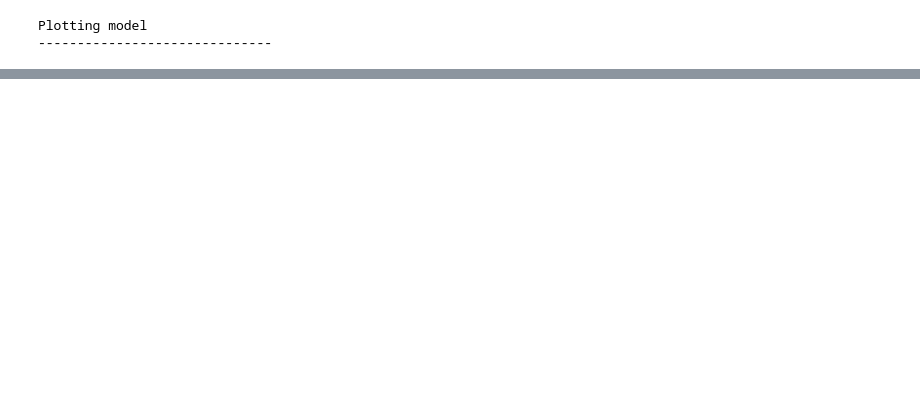
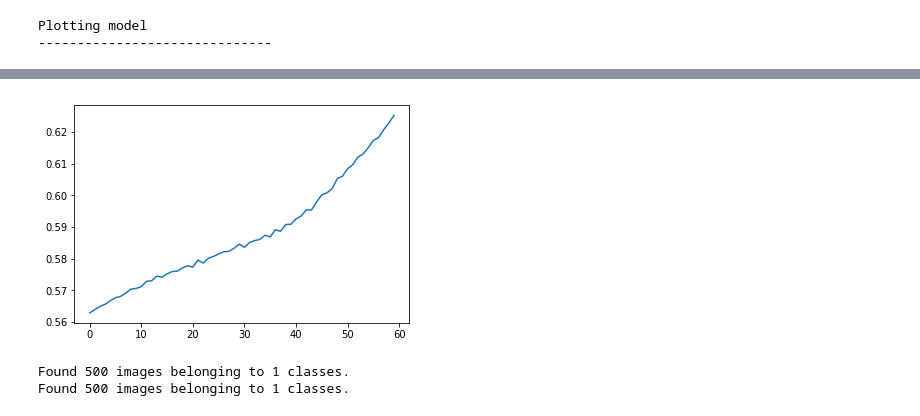
Before and after one commit to kaleaht/keras-fabrics, a Jupyter notebook: 2x9.ipynb, the cells around one changed output, grey strips where cells are left out. Cells and saved outputs as stored; diff of their text form; code cells hidden in the pictures; blank space fills up the shorter version.

```diff
--- a/2x9.ipynb
+++ b/2x9.ipynb
@@ -68,0 +120,34 @@ plot_model_history(history)
+# %%
+plt.plot(history.history['acc'])
+plt.show()
+# %% [output]
+[figure, added]
+# %%
+image_datagen_v = ImageDataGenerator(
+        preprocessing_function=img_func,
+        horizontal_flip = True,
+        fill_mode = "constant",
+        cval=0)
+
+mask_datagen_v = ImageDataGenerator(
+        preprocessing_function=img_mask_func,
+        horizontal_flip = True,
+        fill_mode = "constant",
+        cval=0)
+
+image_generator_v = image_datagen_v.flow_from_directory(
+    'data/parts_validation/',
+    batch_size=100,
+    target_size=(256, 256),
+    class_mode=None)
+
+mask_generator_v = mask_datagen_v.flow_from_directory(
+    'data/parts_validation_labels/',
+    batch_size=100,
+    target_size=(256, 256),
+    class_mode=None)
+
+v_generator = zip(image_generator_v, mask_generator_v)
+# %% [output]
+Found 500 images belonging to 1 classes.
+Found 500 images belonging to 1 classes.
```
Also changed, not shown: parts of 12 cells of this notebook.
